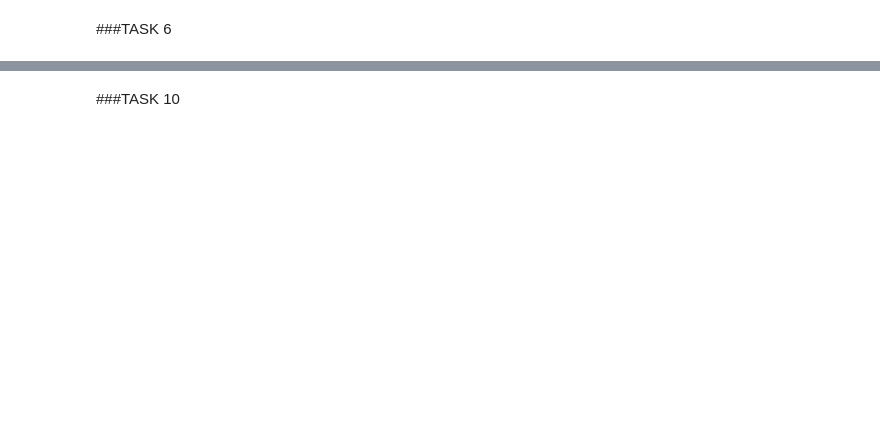
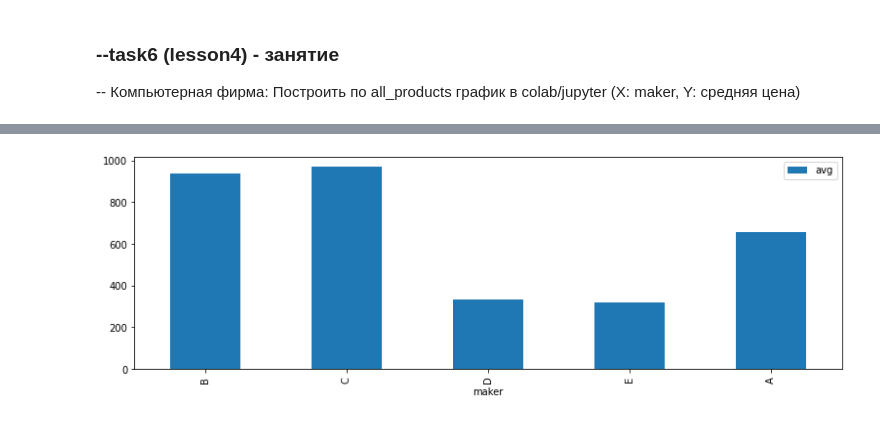
Before and after one commit to buxkirill/reboot_DA, a Jupyter notebook: SQL/homeworks/lesson_4_homework.ipynb, the cells around one changed output, grey strips where cells are left out. Saved outputs shown, nothing was run; the diff lists cells and outputs as text; code cells hidden in the pictures; blank space fills up the shorter version.

```diff
--- a/SQL/homeworks/lesson_4_homework.ipynb
+++ b/SQL/homeworks/lesson_4_homework.ipynb
@@ -16,13 +16,14 @@ DB_USER_PASSWORD = 'student10_password'
 DB_NAME = 'sql_ex_for_student10'
 
 conn = psycopg2.connect(host=DB_HOST, user=DB_USER, password=DB_USER_PASSWORD, dbname=DB_NAME)
-# %% [markdown]
-###TASK 6
+# %% [markdown]
+### --task6 (lesson4) - занятие
+-- Компьютерная фирма: Построить по all_products график в colab/jupyter (X: maker, Y: средняя цена)
 # %%
 request = """
 SELECT * FROM all_products_second_stream
 """
 df = pd.read_sql_query(request, conn)
-fig = px.bar(x=df.maker.to_list(), y=df.avg.to_list(), labels={'x':'maker', 'y':'avg price'})
-fig.show()
+df.plot(kind='bar', x='maker', y='avg', figsize=(13,4))
+plt.show()
 # %% [output]
@@ -30,2 +30 @@ fig.show()
+[figure, added]
-# %% [markdown]
-###TASK 10
```
Also changed, not shown: parts of 16 cells of this notebook.
